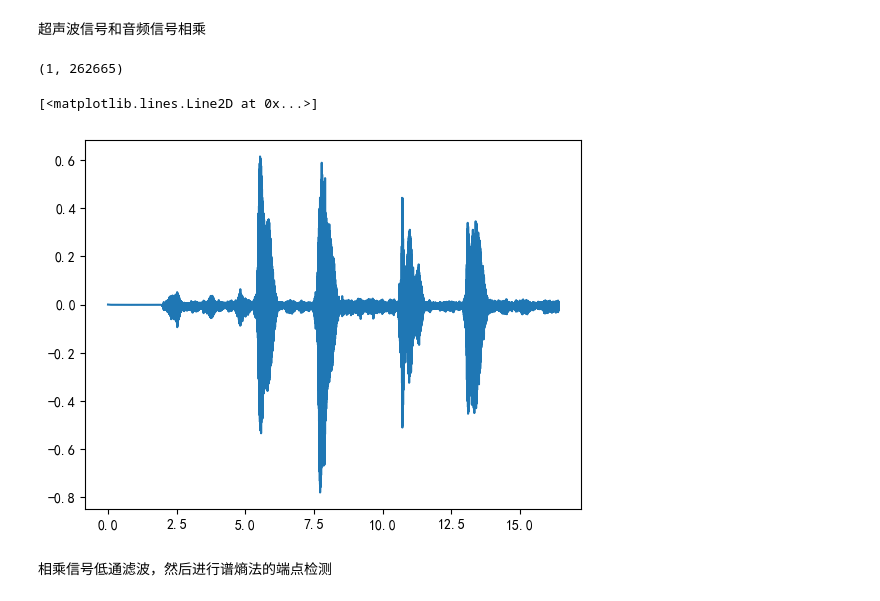
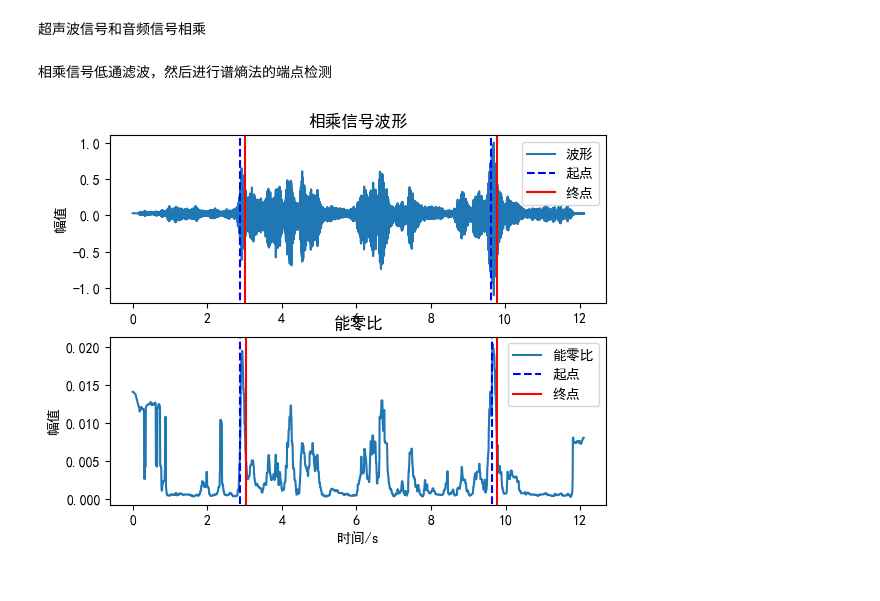
Before and after one commit to xjhhdyl/Alcohol_detection, a Jupyter notebook: code/data_preprocess.ipynb, the cells around one changed output. Saved outputs shown, nothing was run; the diff lists cells and outputs as text; code cells hidden in the pictures.

```diff
--- a/code/data_preprocess.ipynb
+++ b/code/data_preprocess.ipynb
@@ -17,18 +17,17 @@ for i in dirlist:
 # %% [markdown]
 超声波信号和音频信号相乘
 # %%
-import utils.speechlib
 from utils.soundBase import soundBase
 from sklearn.preprocessing import MinMaxScaler
 import pandas as pd
 import matplotlib.pyplot as plt
 import librosa
 import scipy.interpolate as spi
+import numpy as np
 
-sb = soundBase('../CollectedData/WAV/SingleWav1.wav') # 读取音频文件
+sb = soundBase('../CollectedData/WAV/SingleWav6.wav') # 读取音频文件
 audio_data , fs = sb.audioread()
-
-esd_df = pd.read_csv('../CollectedData/OutBINS/out_TEST_BINS1.csv') # 读取ESD数据文件
+esd_df = pd.read_csv('../CollectedData/OutBINS/out_TEST_BINS6.csv') # 读取ESD数据文件
 esd_time = esd_df['time']
 esd_data = esd_df['max']
 
@@ -41,7 +40,6 @@ audio_data_minmax = min_max_scaler1.fit_transform(audio_data.reshape(-1,1))
 min_max_scaler2 = MinMaxScaler(feature_range=(0,1),copy=True) # 定义归一化的范围为[0,1]
 esd_data_minmax = min_max_scaler2.fit_transform(esd_data.values.reshape(-1,1))
 # plt.plot(esd_time.values,esd_data_minmax)
-
 # 音频下采样
 audio_data_minmax_downsampled = librosa.resample(y=audio_data_minmax.reshape(1,-1),orig_sr = fs, target_sr= 16000) # 下采样至16Khz
 
@@ -49,7 +47,6 @@ audio_data_minmax_downsampled = librosa.resample(y=audio_data_minmax.reshape(1,-
 time = [i / 16000 for i in range(len(audio_data_minmax_downsampled.reshape(-1,1)))] # 音频的时间点
 ipo1=spi.splrep(esd_time.values,esd_data_minmax,k=1) # 样本点导入，生成参数
 upsample_esd =spi.splev(time,ipo1) # 根据观测点和样条参数，生成插值，观测点设置为音频的时间坐标
-
 # plt.plot(esd_time.values,esd_data_minmax,'o',label='样本点')
 # plt.plot(time,upsample_esd,label='插值点')
 # plt.ylim(esd_data.values.min(),esd_data.values.max()+1)
@@ -57,11 +54,61 @@ upsample_esd =spi.splev(time,ipo1) # 根据观测点和样条参数，生成插
 # plt.title('线性插值')
 # plt.legend()
 
-multilsignal = upsample_esd.reshape(1,-1) * audio_data_minmax_downsampled
-# plt.plot(time,multilsignal.reshape(-1,1))
+multilsignal = np.multiply(upsample_esd,audio_data_minmax_downsampled.reshape(-1,1).squeeze())
-# %% [output]
-(1, 262665)
-[<matplotlib.lines.Line2D at 0x...>]
-[figure, removed]
 # %% [markdown]
 相乘信号低通滤波，然后进行谱熵法的端点检测
+# %%
+from utils.speechlib import *
+fs = 16000
+multilsignal = multilsignal - np.mean(multilsignal)
+multilsignal = multilsignal / np.max(multilsignal)
+IS = 0.25
+wlen = 200
+inc = 80
+N = len(multilsignal)
+time = [i / fs for i in range(N)]
+wnd = np.hamming(wlen)
+overlap = wlen - inc
+NIS = int((IS * fs - wlen) // inc + 1)
+
+mode = 1
+if mode == 1:
+    thr1 = 1
+    thr2 = 1.3
+    tlabel = '能零比'
+elif mode == 2:
+    thr1 = 0.05
+    thr2 = 0.1
+    tlabel = '能熵比'
+voiceseg, vsl, SF, NF, Epara = vad_pro(multilsignal, wnd, inc, NIS, thr1, thr2, mode)
+
+fn = len(SF)
+frameTime = FrameTimeC(fn, wlen, inc, fs)
+
+plt.subplot(2, 1, 1)
+plt.plot(time, multilsignal)
+plt.title('相乘信号波形')
+plt.ylabel('幅值')
+
+plt.subplot(2, 1, 2)
+plt.plot(frameTime, Epara)
+plt.title(tlabel)
+plt.xlabel('时间/s')
+plt.ylabel('幅值')
+
+for i in range(vsl):
+    nx1=voiceseg[i]['start']
+    nx2=voiceseg[i]['end']
+    plt.subplot(2, 1, 1)
+    plt.axvline(frameTime[nx1], np.min(multilsignal), np.max(multilsignal), color='blue', linestyle='--')
+    plt.axvline(frameTime[nx2], np.min(multilsignal), np.max(multilsignal), color='red', linestyle='-')
+    plt.legend(['波形', '起点', '终点'])
+
+    plt.subplot(2, 1, 2)
+    plt.axvline(frameTime[nx1], np.min(Epara), 1.0, color='blue', linestyle='--')
+    plt.axvline(frameTime[nx2], np.min(Epara), 1.0, color='red', linestyle='-')
+    plt.legend([tlabel, '起点', '终点'])
+
+plt.show()
+# %% [output]
+[figure, added]
```
Also changed, not shown: 1 other file.
